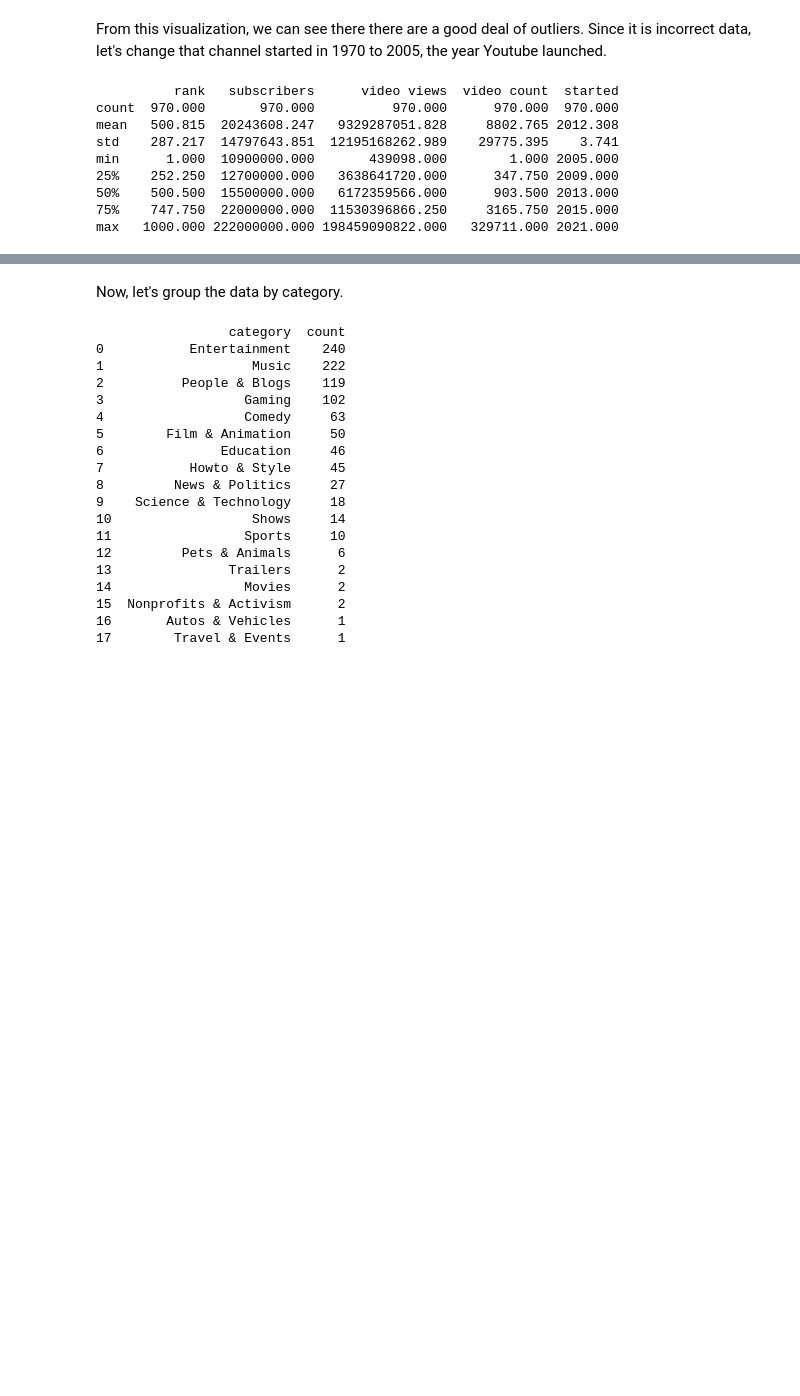
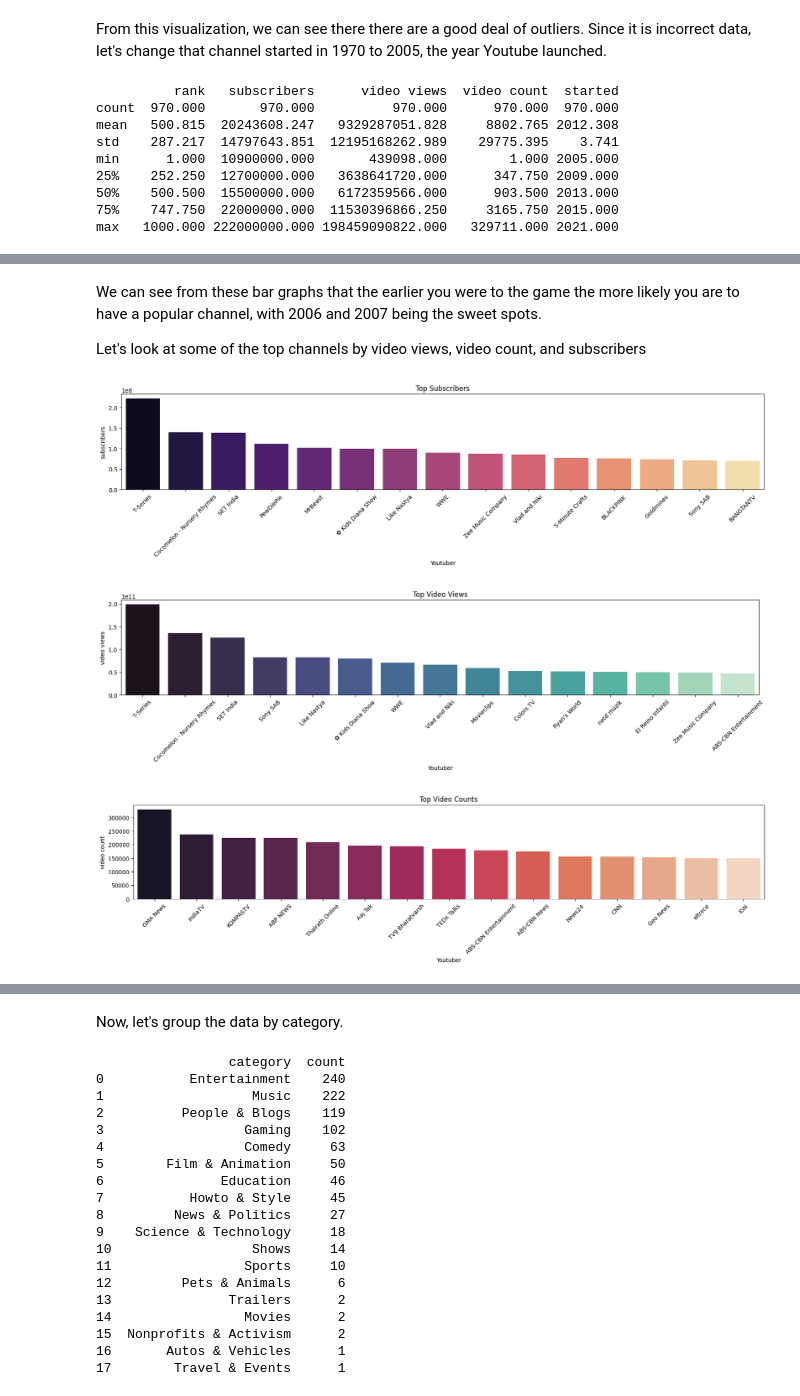
Before and after one commit to hnperry/yteda, a Jupyter notebook: yt.ipynb, the cells around one changed output, grey strips where cells are left out. Drawn from its saved outputs; the diff is of its cells as text; code cells hidden in the pictures; blank space fills up the shorter version.

```diff
--- a/yt.ipynb
+++ b/yt.ipynb
@@ -182,0 +269,33 @@ max   1000.000 222000000.000 198459090822.000   329711.000 2021.000
+# %% [markdown]
+We can see from these bar graphs that the earlier you were to the game the more likely you are to have a popular channel, with 2006 and 2007 being the sweet spots.
+
+Let's look at some of the top channels by video views, video count, and subscribers
+# %%
+subscribersdf=df[:15]
+
+plt.figure(figsize=(20, 3))
+plt.xticks(rotation=45)
+plt.title('Top Subscribers')
+sns.barplot(x='Youtuber', y='subscribers', data=subscribersdf, palette='magma')
+
+vidviewsdf=df.sort_values(by='video views', ascending=False)
+vidviewsdf=vidviewsdf[:15]
+
+plt.figure(figsize=(20, 3))
+plt.xticks(rotation=45)
+plt.title('Top Video Views')
+sns.barplot(x='Youtuber', y='video views', data=vidviewsdf, palette='mako')
+
+vidcountdf=df.sort_values(by='video count', ascending=False)
+vidcountdf=vidcountdf[:15]
+
+plt.figure(figsize=(20, 3))
+plt.xticks(rotation=45)
+plt.title('Top Video Counts')
+sns.barplot(x='Youtuber', y='video count', data=vidcountdf, palette='rocket')
+
+plt.show()
+# %% [output]
+[figure, added]
+[figure, added]
+[figure, added]
```
Also changed, not shown: parts of 22 cells of this notebook.
